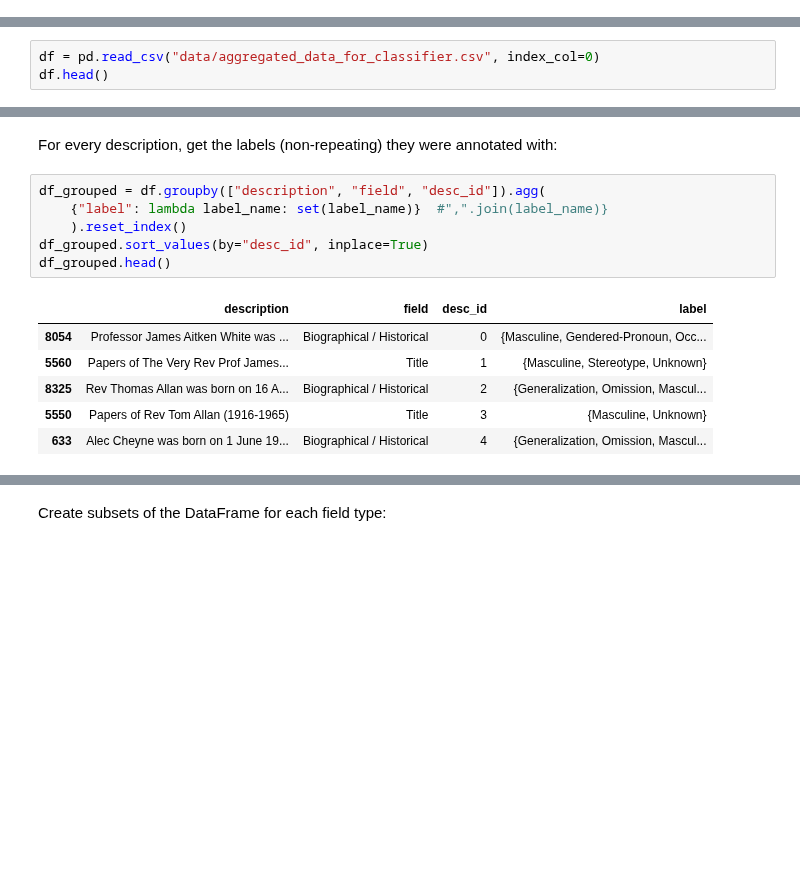
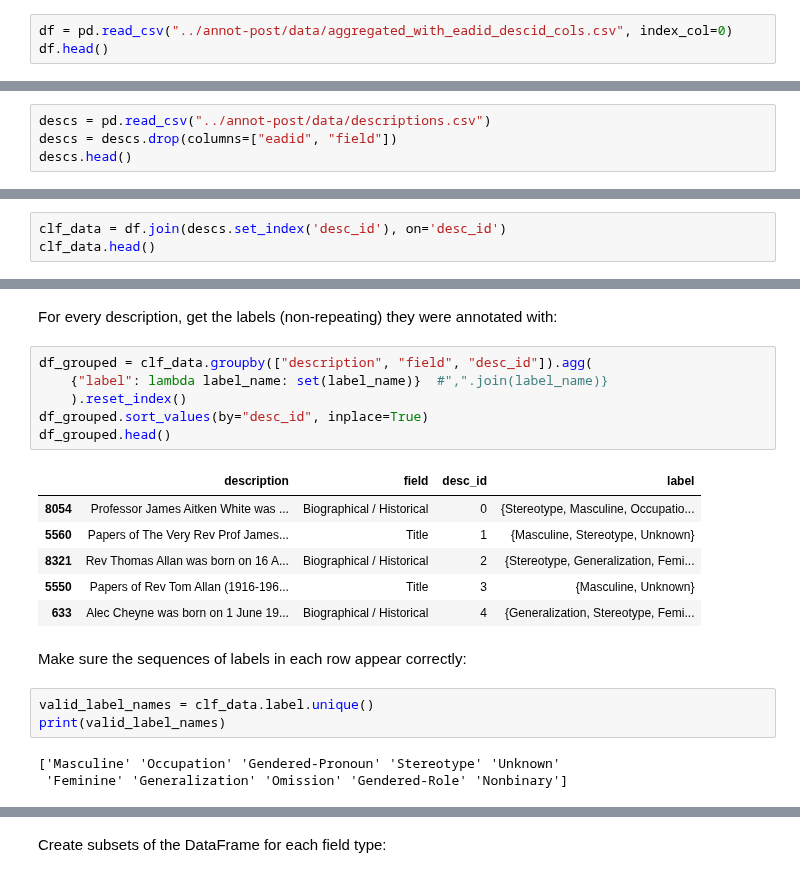
Before and after one commit to thegoose20/gender-bias, a Jupyter notebook: SplitData.ipynb, the cells around one changed output, grey strips where cells are left out. Cells and saved outputs as stored; diff of their text form; blank space fills up the shorter version.

Commit message:
Fixed data and reran baseline classifiers

```diff
--- a/SplitData.ipynb
+++ b/SplitData.ipynb
@@ -11,3 +11,6 @@ from sklearn.model_selection import train_test_split
 from sklearn.feature_extraction.text import TfidfVectorizer
 # %% [markdown]
 Load and prepare the data for classification:
+# %%
+df = pd.read_csv("../annot-post/data/aggregated_with_eadid_descid_cols.csv", index_col=0)
+df.head()
@@ -13,0 +24,4 @@ Load and prepare the data for classification:
+# %%
+descs = pd.read_csv("../annot-post/data/descriptions.csv")
+descs = descs.drop(columns=["eadid", "field"])
+descs.head()
@@ -30,6 +44,3 @@ Load and prepare the data for classification:
 # descs = [d.strip() for d in descs]
 # df.description = descs
 # df.to_csv("data/aggregated_data_for_classifier.csv")
-# %%
-df = pd.read_csv("data/aggregated_data_for_classifier.csv", index_col=0)
-df.head()
@@ -48,0 +49,3 @@ array(['Masculine', 'Occupation', 'Gendered-Pronoun', 'Stereotype',
+# %%
+clf_data = df.join(descs.set_index('desc_id'), on='desc_id')
+clf_data.head()
@@ -55,15 +65,23 @@ False
 # %% [markdown]
 For every description, get the labels (non-repeating) they were annotated with:
 # %%
-df_grouped = df.groupby(["description", "field", "desc_id"]).agg(
+df_grouped = clf_data.groupby(["description", "field", "desc_id"]).agg(
     {"label": lambda label_name: set(label_name)}  #",".join(label_name)}
     ).reset_index()
 df_grouped.sort_values(by="desc_id", inplace=True)
 df_grouped.head()
 # %% [output]
 |  | description | field | desc_id | label |
-| 8054 | Professor James Aitken White was ... | Biographical / Historical | 0 | {Masculine, Gendered-Pronoun, Occ... |
+| 8054 | Professor James Aitken White was ... | Biographical / Historical | 0 | {Stereotype, Masculine, Occupatio... |
 | 5560 | Papers of The Very Rev Prof James... | Title | 1 | {Masculine, Stereotype, Unknown} |
-| 8325 | Rev Thomas Allan was born on 16 A... | Biographical / Historical | 2 | {Generalization, Omission, Mascul... |
-| 5550 | Papers of Rev Tom Allan (1916-1965) | Title | 3 | {Masculine, Unknown} |
-| 633 | Alec Cheyne was born on 1 June 19... | Biographical / Historical | 4 | {Generalization, Omission, Mascul... |
+| 8321 | Rev Thomas Allan was born on 16 A... | Biographical / Historical | 2 | {Stereotype, Generalization, Femi... |
+| 5550 | Papers of Rev Tom Allan (1916-196... | Title | 3 | {Masculine, Unknown} |
+| 633 | Alec Cheyne was born on 1 June 19... | Biographical / Historical | 4 | {Generalization, Stereotype, Femi... |
+# %% [markdown]
+Make sure the sequences of labels in each row appear correctly:
+# %%
+valid_label_names = clf_data.label.unique()
+print(valid_label_names)
+# %% [output]
+['Masculine' 'Occupation' 'Gendered-Pronoun' 'Stereotype' 'Unknown'
+ 'Feminine' 'Generalization' 'Omission' 'Gendered-Role' 'Nonbinary']
```
Also changed, not shown: parts of 50 cells of this notebook, 30 other files.
